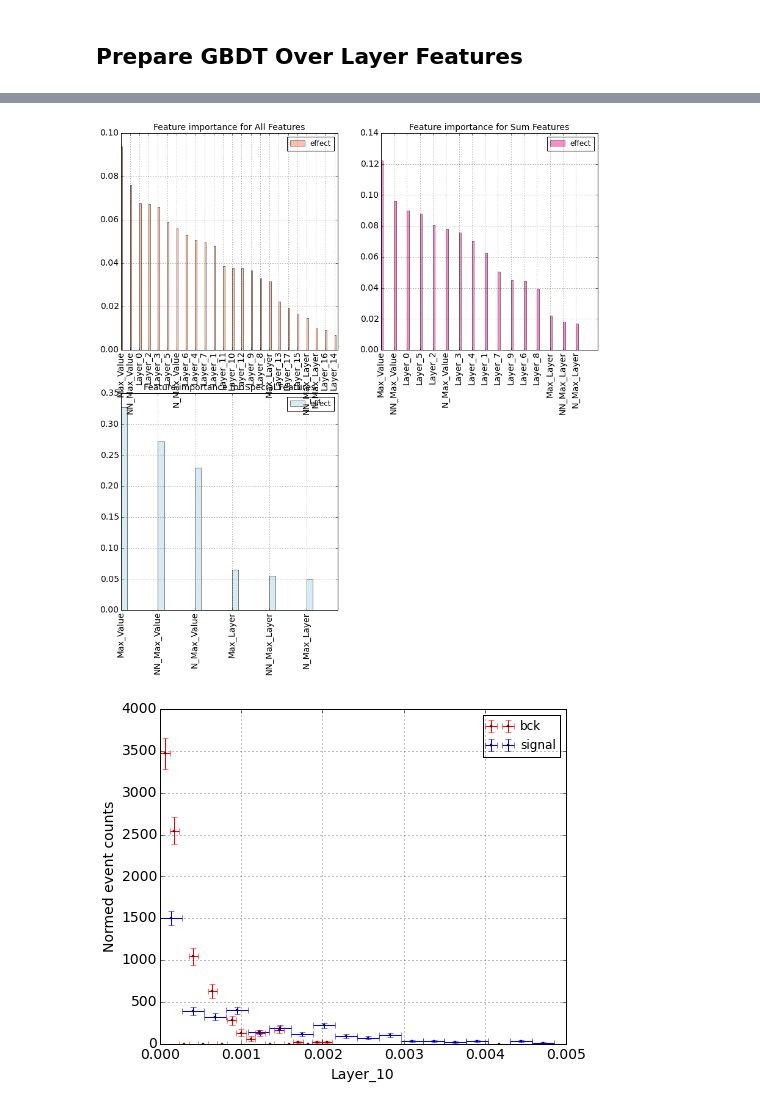
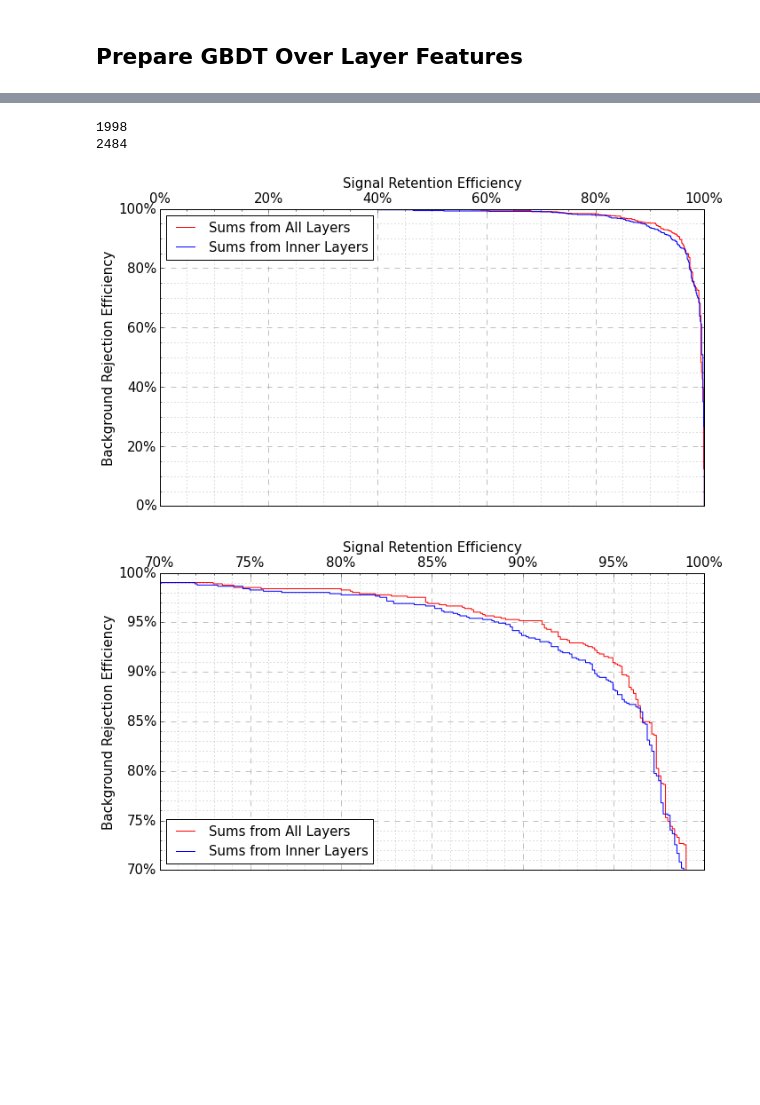
Before and after one commit to ewengillies/track-finding-yandex, a Jupyter notebook: notebooks/BonsaiBDT_layer_level.ipynb, the cells around one changed output, grey strips where cells are left out. Drawn from its saved outputs; the diff is of its cells as text; code cells hidden in the pictures; blank space fills up the shorter version.

```diff
--- a/notebooks/BonsaiBDT_layer_level.ipynb
+++ b/notebooks/BonsaiBDT_layer_level.ipynb
@@ -450,9 +502,16 @@ show()
-# %%
-evt_predictions.feature_importance().plot(figsize=[14, 14])
-# %% [output]
-[figure, removed]
-# %%
-dep = evt_predictions.features_pdf(features=['Layer_10'], bins=18)
-dep.plot()
-# %% [output]
-[figure, removed]
+# %%
+print sum(signal.cydet.n_by_layer[:9])
+print sum(signal.cydet.n_by_layer[9:])
+# %% [output]
+1998
+2484
+# %%
+figsize(11,6)
+plot_rocs(evt_tst_data['Labels'], evt_predictions.prediction, zoom=False)
+savefig(savedir+"roc_evt.png", bbox_inches='tight')
+show()
+plot_rocs(evt_tst_data['Labels'], evt_predictions.prediction, zoom=True)
+savefig(savedir+"roc_evt_zoom.png", bbox_inches='tight')
+# %% [output]
+[figure, added]
+[figure, added]
```
Also changed, not shown: parts of 31 cells of this notebook.
